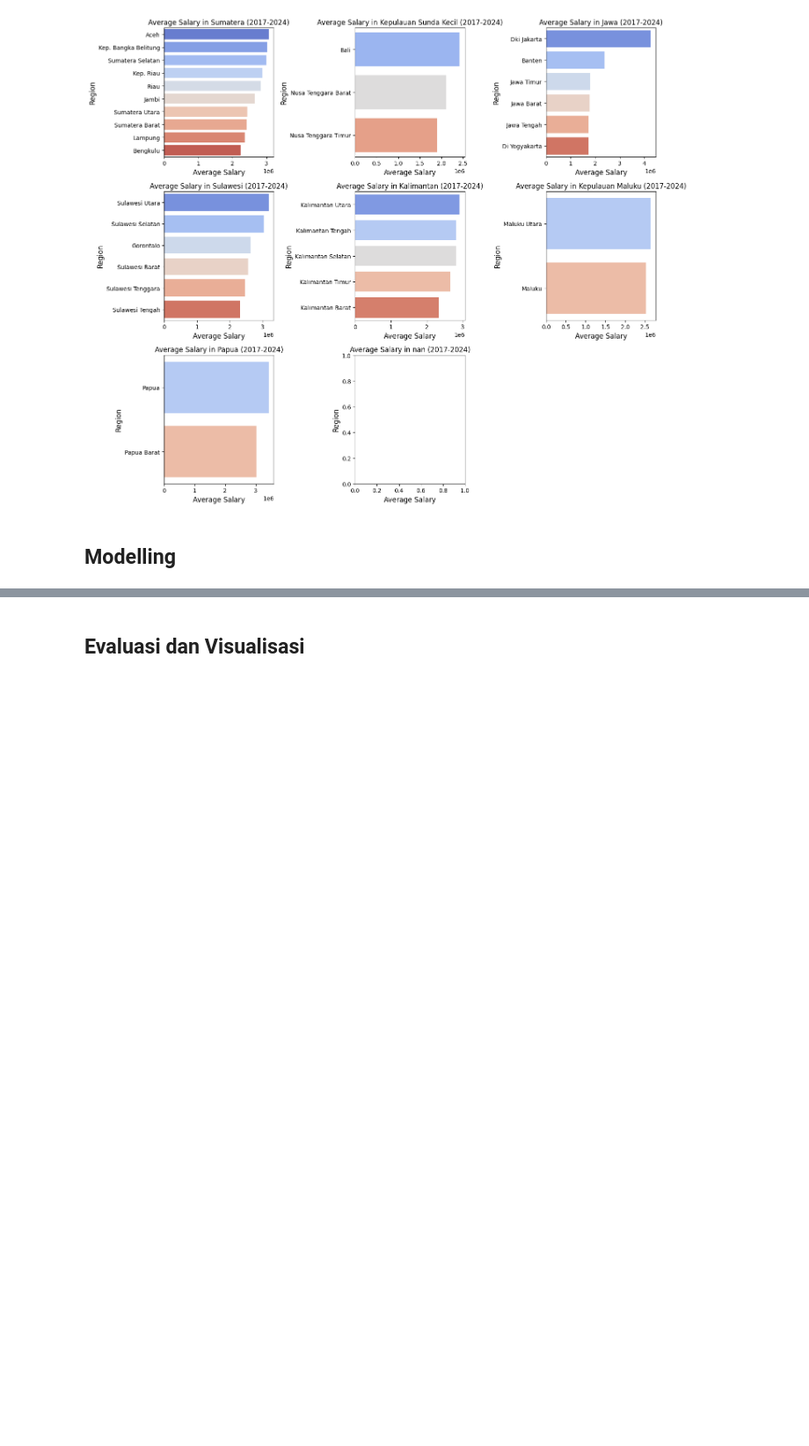
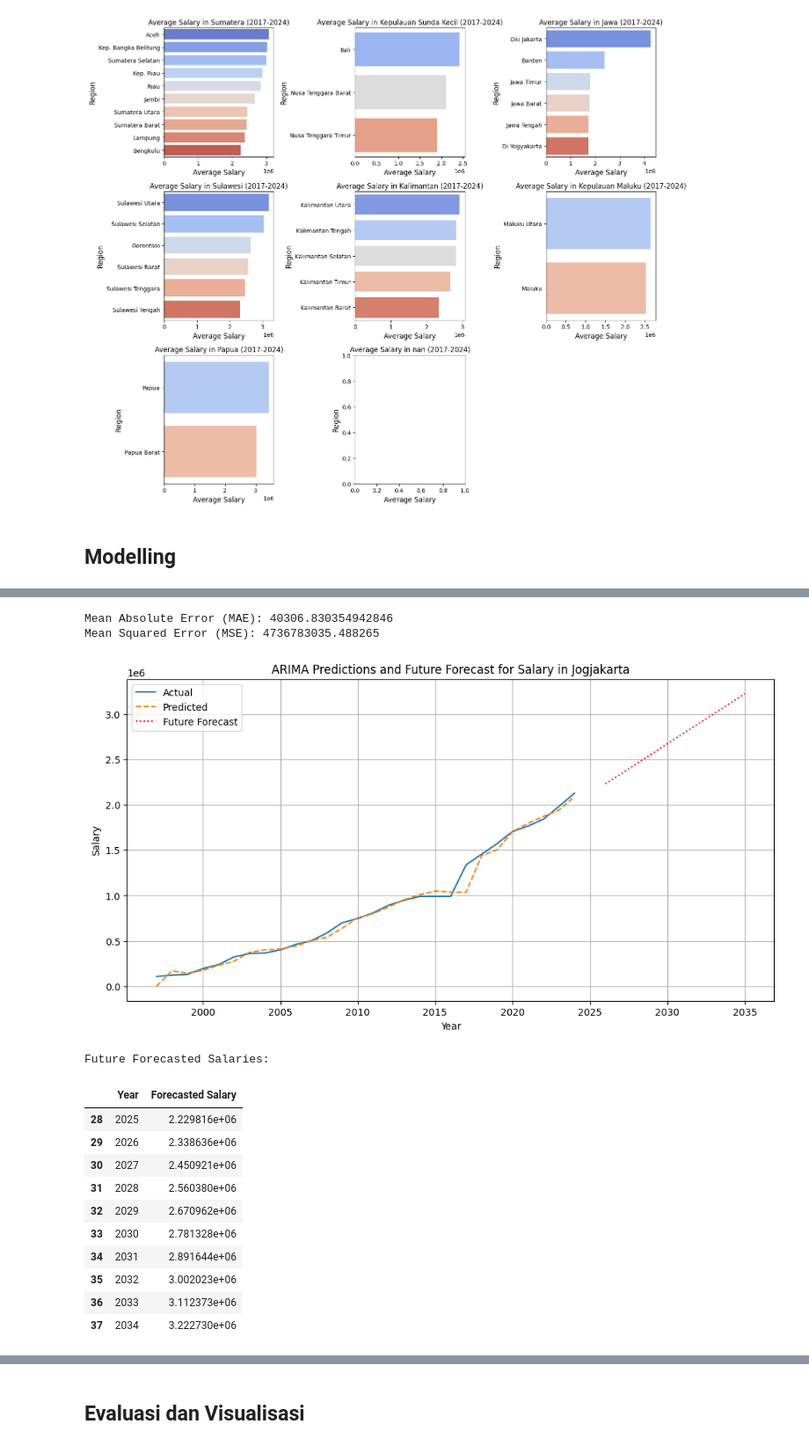
Before and after one commit to nbilasals/indonesia_salary_forecast, a Jupyter notebook: ump_forecast.ipynb, the cells around one changed output, grey strips where cells are left out. Shown at 88% size. Cells and saved outputs as stored; diff of their text form; code cells hidden in the pictures; blank space fills up the shorter version.

```diff
--- a/ump_forecast.ipynb
+++ b/ump_forecast.ipynb
@@ -839,0 +756,74 @@ future_df
+# %%
+# prompt: generate plot for jogja trend salary
+
+import pandas as pd
+import matplotlib.pyplot as plt
+from statsmodels.tsa.arima.model import ARIMA
+from sklearn.metrics import mean_absolute_error, mean_squared_error
+
+# Assuming df_jogja is already prepared as in the previous code
+df_jogja = df[df['REGION'] == 'Di Yogyakarta'].copy()
+df_jogja = df_jogja.rename(columns={'YEAR': 'ds', 'SALARY': 'y'})  # Rename columns
+
+# Ensure that 'ds' is in datetime format or string format
+df_jogja['ds'] = pd.to_datetime(df_jogja['ds'], format='%Y')  # Convert year to datetime
+
+# Fit the ARIMA model on the entire dataset
+model = ARIMA(df_jogja['y'], order=(2, 2, 2))  # Example order, adjust as needed
+model_fit = model.fit()
+
+# Make predictions on the entire dataset
+predictions = model_fit.predict(start=0, end=len(df_jogja) - 1)
+
+# Evaluate the model using Mean Absolute Error (MAE) and Mean Squared Error (MSE)
+mae = mean_absolute_error(df_jogja['y'], predictions)
+mse = mean_squared_error(df_jogja['y'], predictions)
+
+# Print the MAE and MSE
+print(f"Mean Absolute Error (MAE): {mae}")
+print(f"Mean Squared Error (MSE): {mse}")
+
+# Forecast future values
+forecast_steps = 10  # Specify the number of periods (years) you want to forecast
+future_forecast = model_fit.forecast(steps=forecast_steps)
+
+# Generate future dates for plotting
+last_date = df_jogja['ds'].max()
+forecast_dates = pd.date_range(start=last_date, periods=forecast_steps + 1, freq='Y')[1:]  # Skip the start date
+
+# Plot predicted vs actual with future forecast
+plt.figure(figsize=(12, 6))
+plt.plot(df_jogja['ds'], df_jogja['y'], label='Actual')  # Using 'ds' for the x-axis (Actual)
+plt.plot(df_jogja['ds'], predictions, label='Predicted', linestyle='--')  # Predicted
+plt.plot(forecast_dates, future_forecast, label='Future Forecast', linestyle=':', color='red')  # Forecast
+plt.title('ARIMA Predictions and Future Forecast for Salary in Jogjakarta')
+plt.xlabel('Year')
+plt.ylabel('Salary')
+plt.legend()
+plt.grid(True)
+plt.show()
+
+# Print the forecasted values with their corresponding future years
+forecasted_results = pd.DataFrame({
+    'Year': forecast_dates.year,  # Extract just the year part for clarity
+    'Forecasted Salary': future_forecast
+})
+
+print("Future Forecasted Salaries:")
+forecasted_results
+# %% [output]
+Mean Absolute Error (MAE): 40306.830354942846
+Mean Squared Error (MSE): 4736783035.488265
+[figure, added]
+Future Forecasted Salaries:
+|  | Year | Forecasted Salary |
+| 28 | 2025 | 2.229816e+06 |
+| 29 | 2026 | 2.338636e+06 |
+| 30 | 2027 | 2.450921e+06 |
+| 31 | 2028 | 2.560380e+06 |
+| 32 | 2029 | 2.670962e+06 |
+| 33 | 2030 | 2.781328e+06 |
+| 34 | 2031 | 2.891644e+06 |
+| 35 | 2032 | 3.002023e+06 |
+| 36 | 2033 | 3.112373e+06 |
+| 37 | 2034 | 3.222730e+06 |
```
Also changed, not shown: parts of 22 cells of this notebook.
